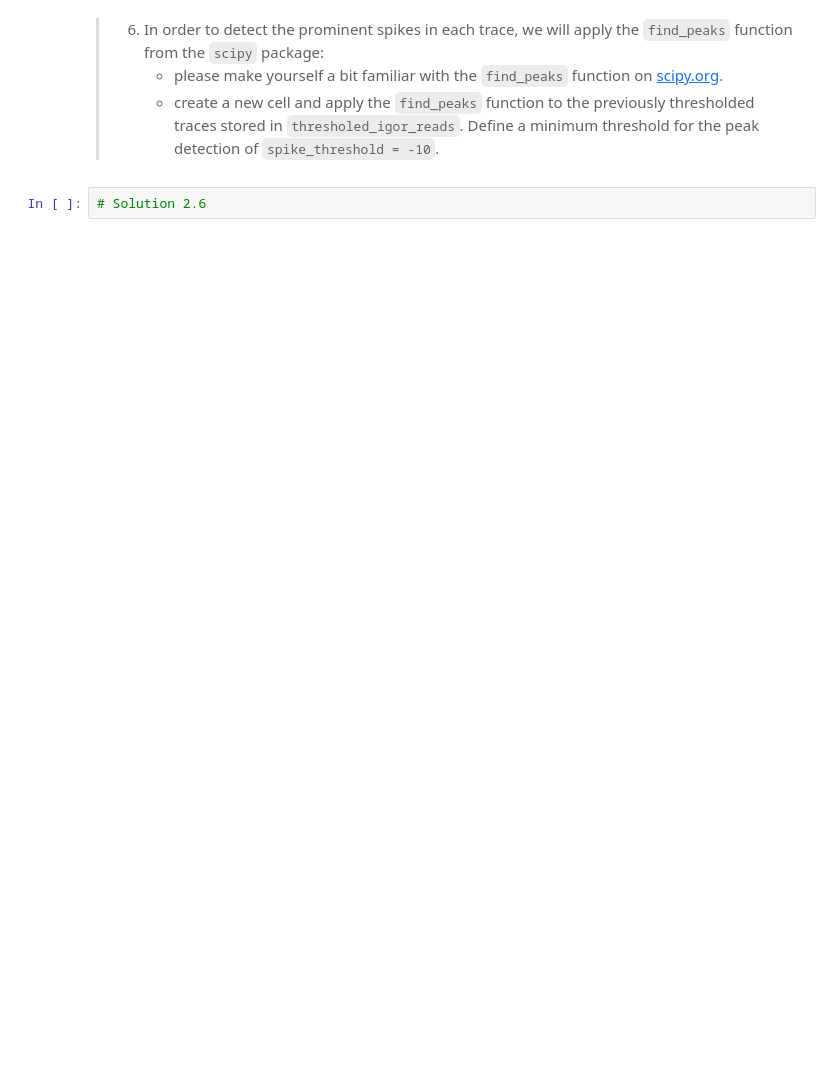
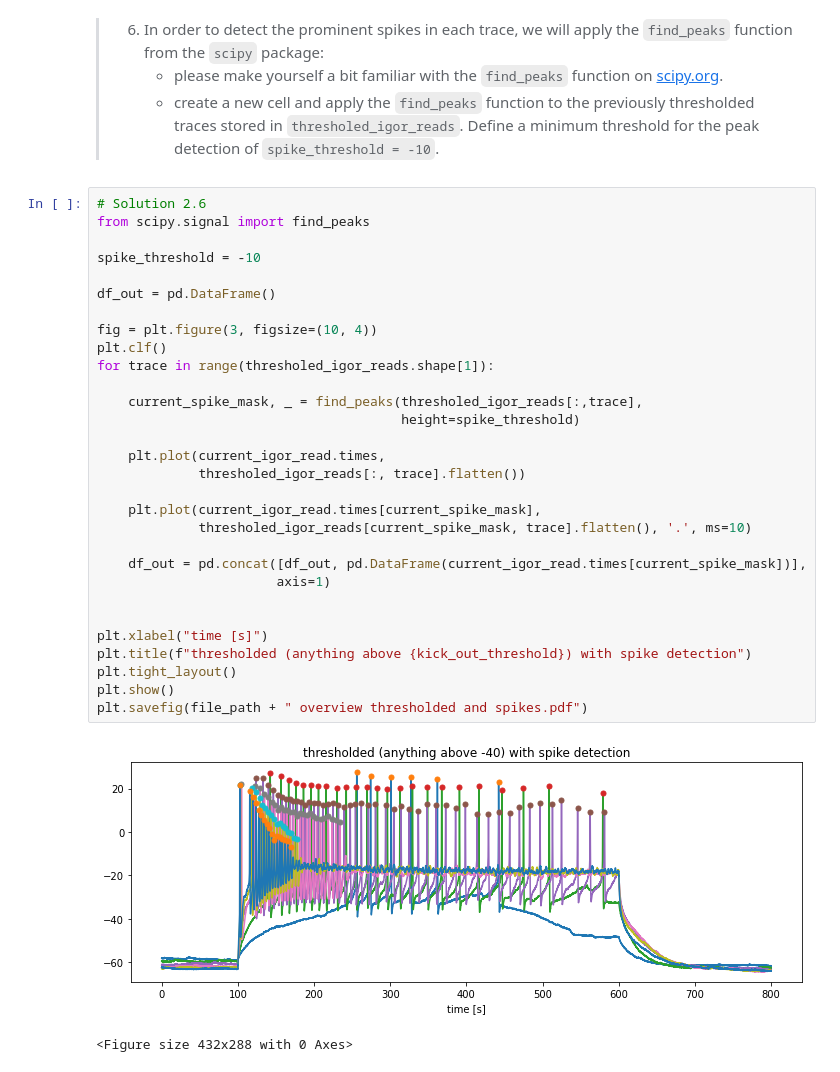
Before and after one commit to FabrizioMusacchio/Python_Course, a Jupyter notebook: 02.5 Python pipeline for IGOR recordings.ipynb, the cells around one changed output. Saved outputs shown, nothing was run; the diff lists cells and outputs as text; blank space fills up the shorter version.

```diff
--- a/02.5 Python pipeline for IGOR recordings.ipynb
+++ b/02.5 Python pipeline for IGOR recordings.ipynb
@@ -128,3 +161,34 @@ plt.savefig(file_path + " overview.pdf")
 </blockquote>
 # %%
 # Solution 2.6
+from scipy.signal import find_peaks
+
+spike_threshold = -10
+
+df_out = pd.DataFrame()
+
+fig = plt.figure(3, figsize=(10, 4))
+plt.clf()
+for trace in range(thresholed_igor_reads.shape[1]):
+
+    current_spike_mask, _ = find_peaks(thresholed_igor_reads[:,trace],
+                                       height=spike_threshold)
+
+    plt.plot(current_igor_read.times,
+             thresholed_igor_reads[:, trace].flatten())
+
+    plt.plot(current_igor_read.times[current_spike_mask],
+             thresholed_igor_reads[current_spike_mask, trace].flatten(), '.', ms=10)
+
+    df_out = pd.concat([df_out, pd.DataFrame(current_igor_read.times[current_spike_mask])],
+                       axis=1)
+
+
+plt.xlabel("time [s]")
+plt.title(f"thresholded (anything above {kick_out_threshold}) with spike detection")
+plt.tight_layout()
+plt.show()
+plt.savefig(file_path + " overview thresholded and spikes.pdf")
+# %% [output]
+[figure, added]
+<Figure size 432x288 with 0 Axes>
```
Also changed, not shown: parts of 4 cells of this notebook, 2 other files.
